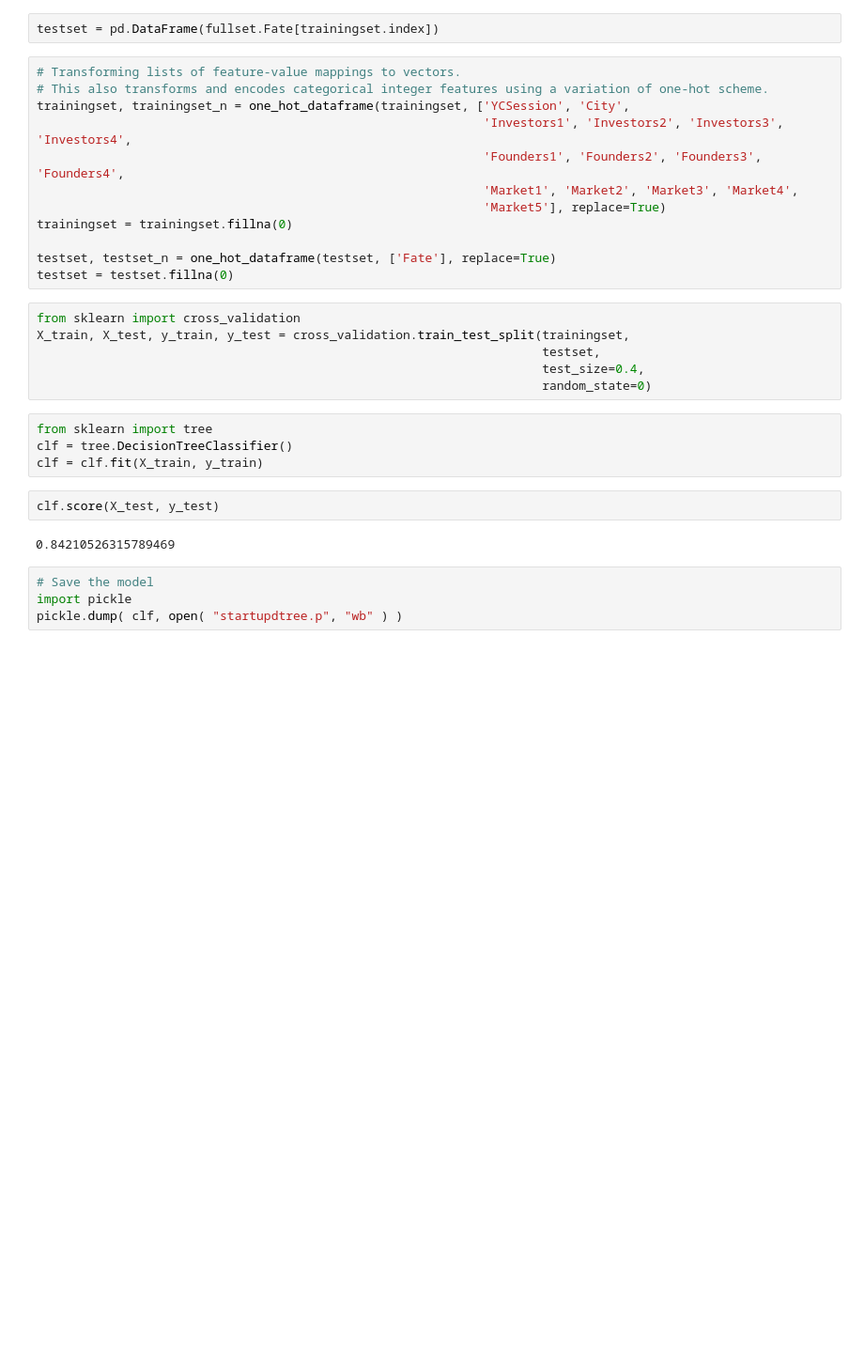
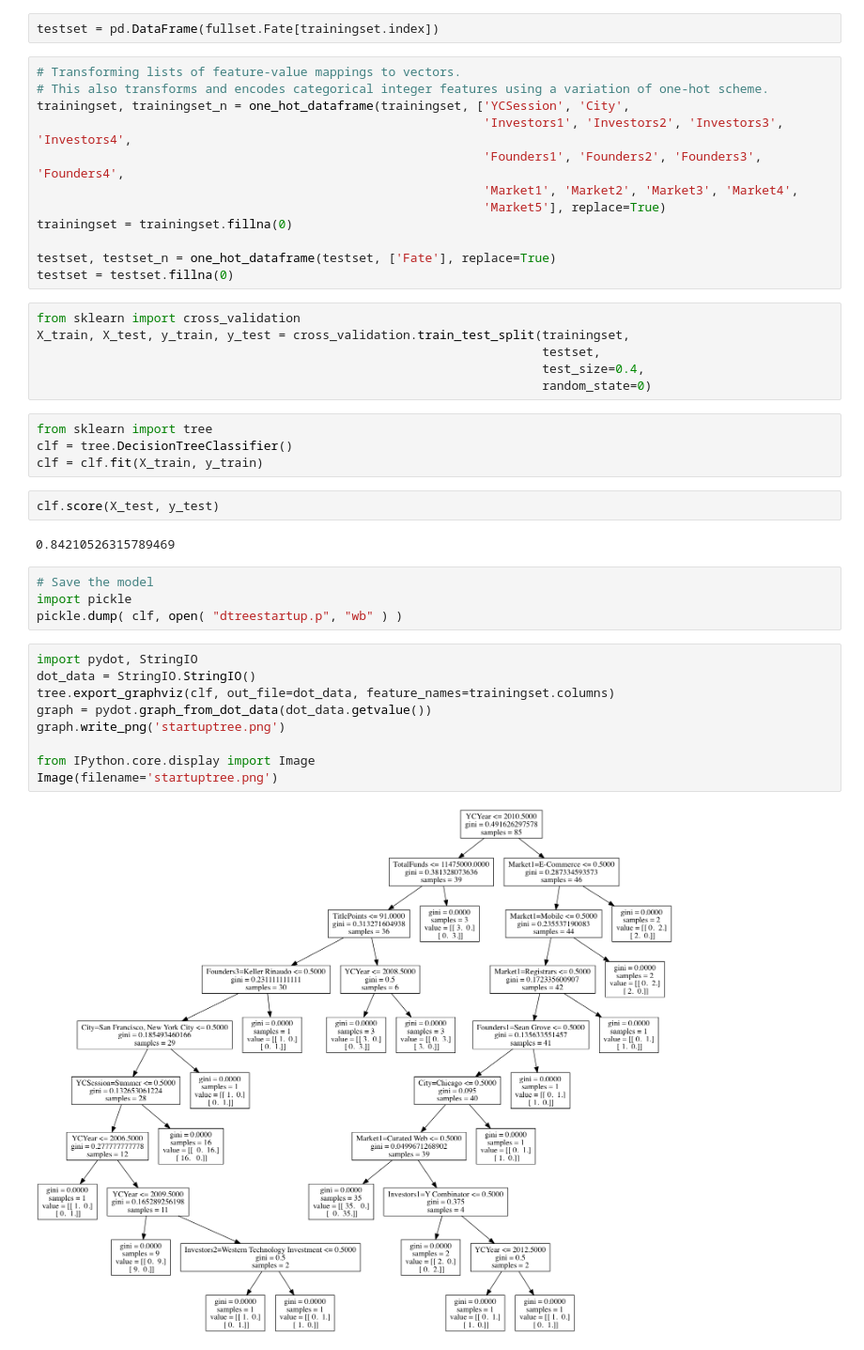
Before and after one commit to ajitpasayat/YC-HN-Startup-Success, a Jupyter notebook: StartupDecisionTree.ipynb, the cells around one changed output. Shown at 94% size. Drawn from its saved outputs; the diff is of its cells as text; blank space fills up the shorter version.

Commit message:
Generated decision tree image

```diff
--- a/StartupDecisionTree.ipynb
+++ b/StartupDecisionTree.ipynb
@@ -88,4 +88,15 @@ clf.score(X_test, y_test)
 # %%
 # Save the model
 import pickle
-pickle.dump( clf, open( "startupdtree.p", "wb" ) )
+pickle.dump( clf, open( "dtreestartup.p", "wb" ) )
+# %%
+import pydot, StringIO
+dot_data = StringIO.StringIO()
+tree.export_graphviz(clf, out_file=dot_data, feature_names=trainingset.columns)
+graph = pydot.graph_from_dot_data(dot_data.getvalue())
+graph.write_png('startuptree.png')
+
+from IPython.core.display import Image
+Image(filename='startuptree.png')
+# %% [output]
+[figure, added]
```
Also changed, not shown: 1 other file.
